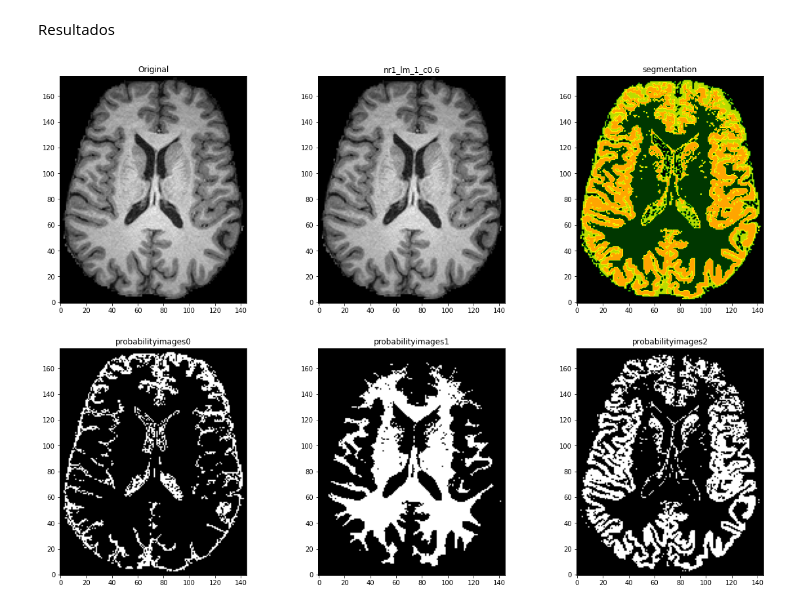
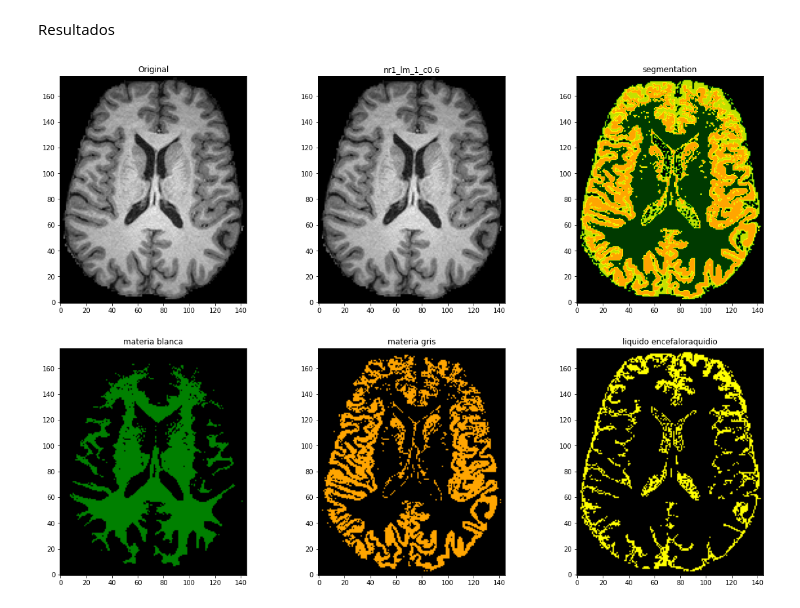
Before and after one commit to fabiansvc/project-mri, a Jupyter notebook: main.ipynb, the cells around one changed output. Cells and saved outputs as stored; diff of their text form; code cells hidden in the pictures.

```diff
--- a/main.ipynb
+++ b/main.ipynb
@@ -71,8 +73,8 @@ def gaussseidel_method(A, x, b, maxit):
 Metodo no lineal
 # %%
 def newtonRaphson(img, lineal_method, maxiter_nr, maxiter_lm, c):
-    A, x, b = create_A_x_b(img, c)
-    x_lm = np.zeros(x.shape)
+    A, x, b = create_A_x_b(sparse.csc_array(img), c)
+    x_lm = sparse.csc_array(x.shape)
     i = 0
 
     while i < maxiter_nr:
@@ -81,7 +83,7 @@ def newtonRaphson(img, lineal_method, maxiter_nr, maxiter_lm, c):
         x = x - delta_x
         i += 1
 
-    return x
+    return x.toarray()
 # %% [markdown]
 segmentación
 # %%
@@ -91,7 +93,7 @@ def segmentation_kmeans(img, x, n_clusters_, tol_):
         'segmentation': None
     }
 
-    km = KMeans(n_clusters=n_clusters_, tol=tol_, random_state= 111  , algorithm='elkan').fit(x)
+    km = KMeans(n_clusters=n_clusters_, tol=tol_).fit(x)
     centers = np.array(km.cluster_centers_, dtype='uint8')
     min_color_pos = np.where(centers == np.amin(centers))[0]
 
@@ -128,3 +144,2 @@ Ejecución
 # %%
-# Netwon Raphson evaluado en metodo de jacobi
-image_nr_jc = newtonRaphson(img_zoom, jacobi_method, 5, 1, 0.6)
+image_nr_jc = newtonRaphson(img_zoom, jacobi_method, 50, 1000, 0.9)
@@ -148,2 +164,7 @@ plt.show()
+# %%
+color_segs = LinearSegmentedColormap.from_list('mycmap', ['black', 'green', 'yellow', 'orange'])
+color_segs1 = LinearSegmentedColormap.from_list('mycmap', ['black', 'green'])
+color_segs2 = LinearSegmentedColormap.from_list('mycmap', ['black', 'orange'])
+color_segs3 = LinearSegmentedColormap.from_list('mycmap', ['black', 'yellow'])
 # %%
 img_segs = segmentation_kmeans(img_zoom, image_nr_jc, 4, 1e-4)
@@ -155,27 +173,27 @@ Resultados
 # %%
 figure, axis = plt.subplots(ncols = 3, nrows = 2, figsize=(20, 14))
 
 axis[0, 0].imshow(img_zoom.T, origin='lower', cmap='gray')
 axis[0, 0].set_title("Original")
 
 image_nr_lm = image_nr_jc.copy()
 image_nr_lm.shape = img_zoom.shape
 axis[0, 1].imshow(image_nr_lm.T, origin='lower', cmap='gray')
 axis[0, 1].set_title("nr1_lm_1_c0.6")
 
 axis[0, 2].imshow(img_segs['segmentation'].T, origin='lower', cmap=color_segs)
 axis[0, 2].set_title("segmentation")
 
-axis[1, 0].imshow(img_segs['probabilityimages'][0].T, origin='lower', cmap='gray')
-axis[1, 0].set_title("probabilityimages0")
+axis[1, 0].imshow(img_segs['probabilityimages'][2].T, origin='lower', cmap=color_segs1)
+axis[1, 0].set_title("materia blanca")
 
-axis[1, 1].imshow(img_segs['probabilityimages'][1].T, origin='lower', cmap='gray')
-axis[1, 1].set_title("probabilityimages1")
+axis[1, 1].imshow(img_segs['probabilityimages'][0].T, origin='lower', cmap=color_segs2)
+axis[1, 1].set_title("materia gris")
 
-axis[1, 2].imshow(img_segs['probabilityimages'][3].T, origin='lower', cmap='gray')
-axis[1, 2].set_title("probabilityimages2")
+axis[1, 2].imshow(img_segs['probabilityimages'][3].T, origin='lower', cmap=color_segs3)
+axis[1, 2].set_title("liquido encefaloraquidio")
 plt.show()
 # %% [output]
-[figure, old version]
+[figure, new version]
 # %%
 mpimg.imsave('MRIsamples/seg.png', img_segs['segmentation'].T, origin='lower', cmap=color_segs)
```
Also changed, not shown: parts of 11 cells of this notebook, 30 other files.
